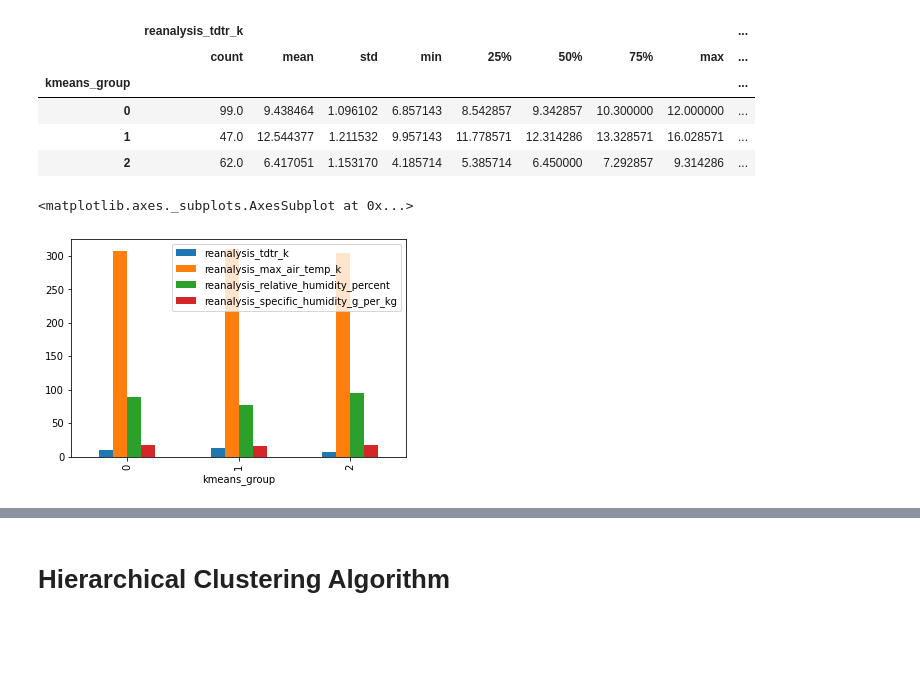
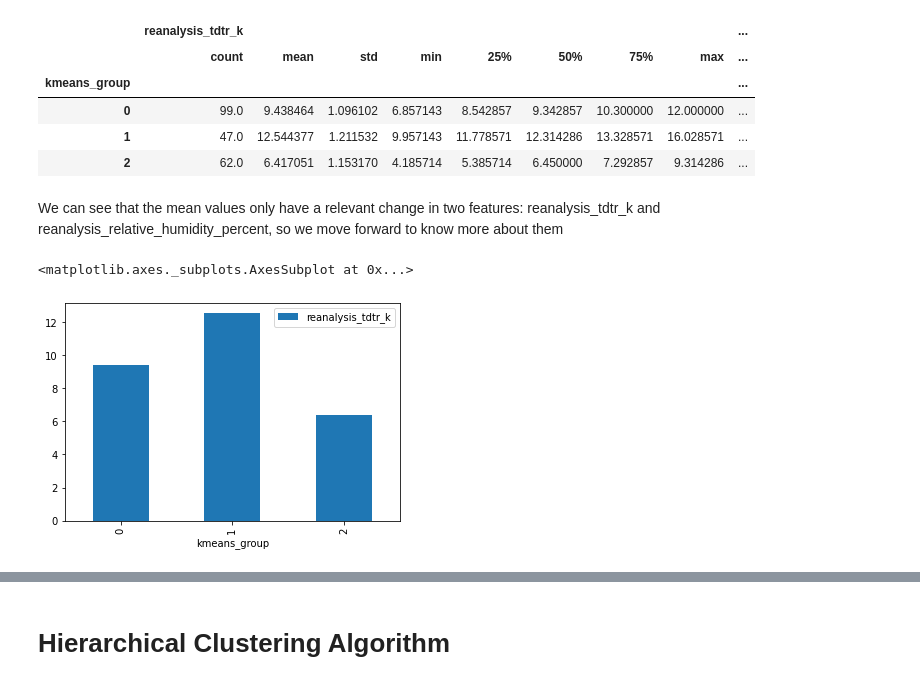
Before and after one commit to sergiobm3/ESI_MachineLearning, a Jupyter notebook: SSJ_Task1.ipynb, the cells around one changed output, grey strips where cells are left out. Cells and saved outputs as stored; diff of their text form; code cells hidden in the pictures; blank space fills up the shorter version.

```diff
--- a/SSJ_Task1.ipynb
+++ b/SSJ_Task1.ipynb
@@ -344,7 +342,7 @@ As we can see DBSCAN groups the elements in a group and the rest are outliers. T
 # %% [markdown]
 Visualization
 # %%
-db = DBSCAN(eps=1, min_samples=minPts).fit(datanorm)
+db = DBSCAN(eps=0.8, min_samples=minPts).fit(datanorm)
 labels = db.labels_
 
 fig = px.scatter(x=X_pca[:,0], y= X_pca[:,1], color = labels)
@@ -357,6 +355,6 @@ fig.show()
 # %% [markdown]
 Outlier Identification
 # %%
-iq['group-db'] = labels
-iq[iq['group-db'] == -1]
+iq[selected_features]['group-db'] = labels
+iq[selected_features][iq['group-db'] == -1]
 # %% [output]
@@ -526,9 +533,11 @@ res
 | 0 | 99.0 | 9.438464 | 1.096102 | 6.857143 | 8.542857 | 9.342857 | 10.300000 | 12.000000 | ... |
 | 1 | 47.0 | 12.544377 | 1.211532 | 9.957143 | 11.778571 | 12.314286 | 13.328571 | 16.028571 | ... |
 | 2 | 62.0 | 6.417051 | 1.153170 | 4.185714 | 5.385714 | 6.450000 | 7.292857 | 9.314286 | ... |
+# %% [markdown]
+We can see that the mean values only have a relevant change in two features: reanalysis_tdtr_k and reanalysis_relative_humidity_percent, so we move forward to know more about them
 # %%
-res = iq[['reanalysis_tdtr_k', 'reanalysis_max_air_temp_k', 'reanalysis_relative_humidity_percent', 'reanalysis_specific_humidity_g_per_kg','kmeans_group']].groupby('kmeans_group').mean()
+res = iq[['reanalysis_tdtr_k','kmeans_group']].groupby('kmeans_group').mean()
 res.plot(kind='bar',legend=True)
 # %% [output]
 <matplotlib.axes._subplots.AxesSubplot at 0x...>
-[figure, old version]
+[figure, new version]
```
Also changed, not shown: parts of 9 cells of this notebook.
